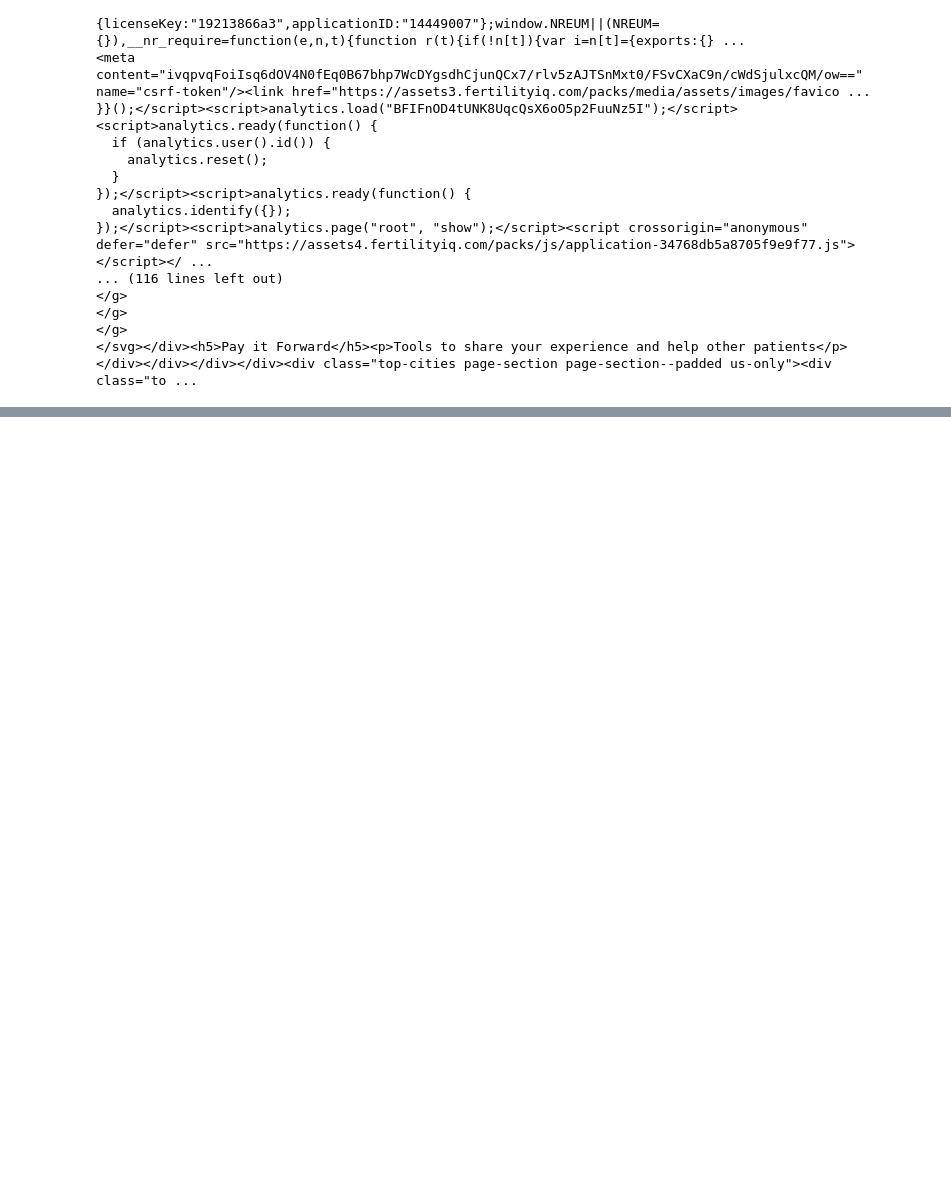
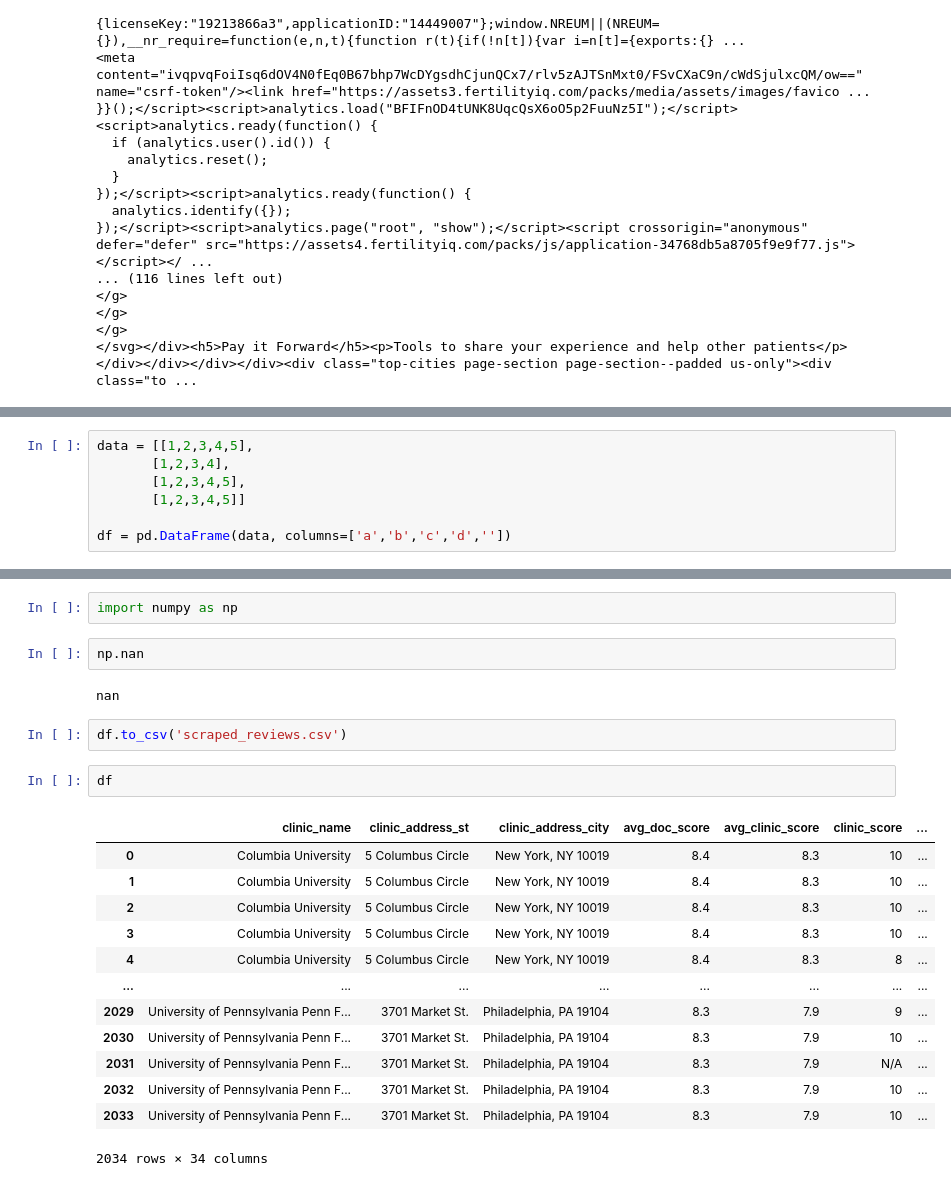
Before and after one commit to jberger1221/Insight, a Jupyter notebook: scrape/scrape_reviews.ipynb, the cells around one changed output, grey strips where cells are left out. Cells and saved outputs as stored; diff of their text form; blank space fills up the shorter version.

```diff
--- a/scrape/scrape_reviews.ipynb
+++ b/scrape/scrape_reviews.ipynb
@@ -60,0 +589,7 @@ num_links
+# %%
+data = [[1,2,3,4,5],
+       [1,2,3,4],
+       [1,2,3,4,5],
+       [1,2,3,4,5]]
+
+df = pd.DataFrame(data, columns=['a','b','c','d',''])
@@ -60,0 +610,24 @@ num_links
+# %%
+import numpy as np
+# %%
+np.nan
+# %% [output]
+nan
+# %%
+df.to_csv('scraped_reviews.csv')
+# %%
+df
+# %% [output]
+|  | clinic_name | clinic_address_st | clinic_address_city | avg_doc_score | avg_clinic_score | clinic_score | ... |
+| 0 | Columbia University | 5 Columbus Circle | New York, NY 10019 | 8.4 | 8.3 | 10 | ... |
+| 1 | Columbia University | 5 Columbus Circle | New York, NY 10019 | 8.4 | 8.3 | 10 | ... |
+| 2 | Columbia University | 5 Columbus Circle | New York, NY 10019 | 8.4 | 8.3 | 10 | ... |
+| 3 | Columbia University | 5 Columbus Circle | New York, NY 10019 | 8.4 | 8.3 | 10 | ... |
+| 4 | Columbia University | 5 Columbus Circle | New York, NY 10019 | 8.4 | 8.3 | 8 | ... |
+| ... | ... | ... | ... | ... | ... | ... | ... |
+| 2029 | University of Pennsylvania Penn F... | 3701 Market St. | Philadelphia, PA 19104 | 8.3 | 7.9 | 9 | ... |
+| 2030 | University of Pennsylvania Penn F... | 3701 Market St. | Philadelphia, PA 19104 | 8.3 | 7.9 | 10 | ... |
+| 2031 | University of Pennsylvania Penn F... | 3701 Market St. | Philadelphia, PA 19104 | 8.3 | 7.9 | N/A | ... |
+| 2032 | University of Pennsylvania Penn F... | 3701 Market St. | Philadelphia, PA 19104 | 8.3 | 7.9 | 10 | ... |
+| 2033 | University of Pennsylvania Penn F... | 3701 Market St. | Philadelphia, PA 19104 | 8.3 | 7.9 | 10 | ... |
+2034 rows × 34 columns
```
Also changed, not shown: parts of 36 cells of this notebook, 51 other files.
